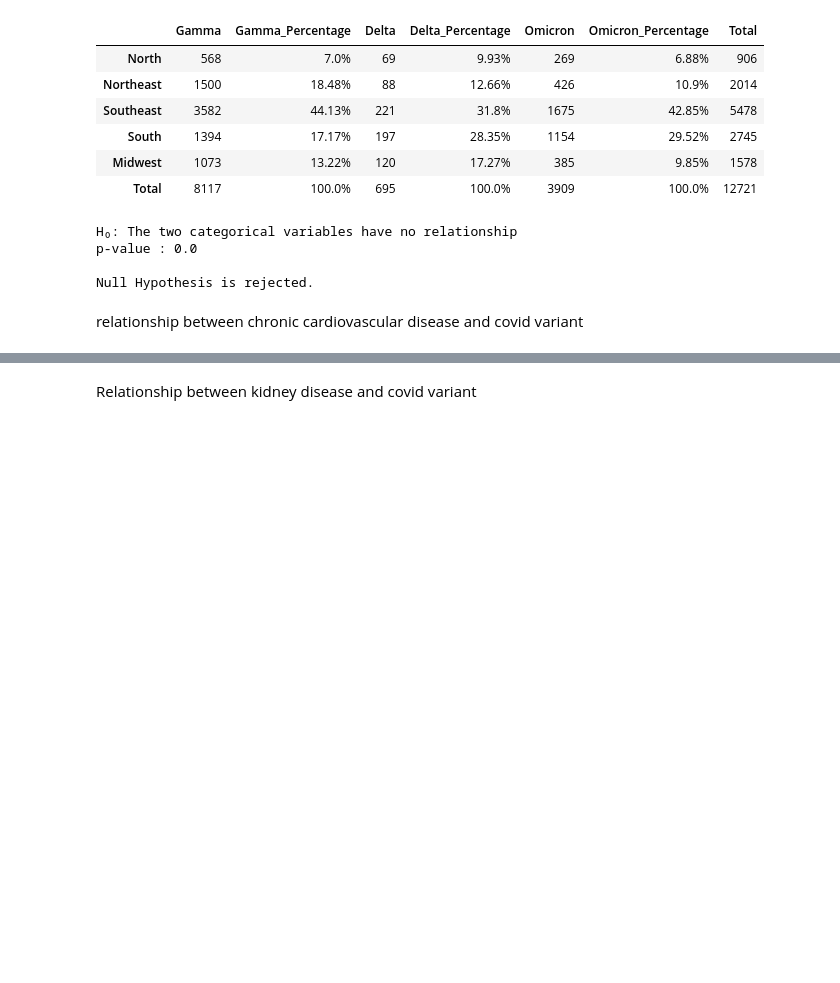
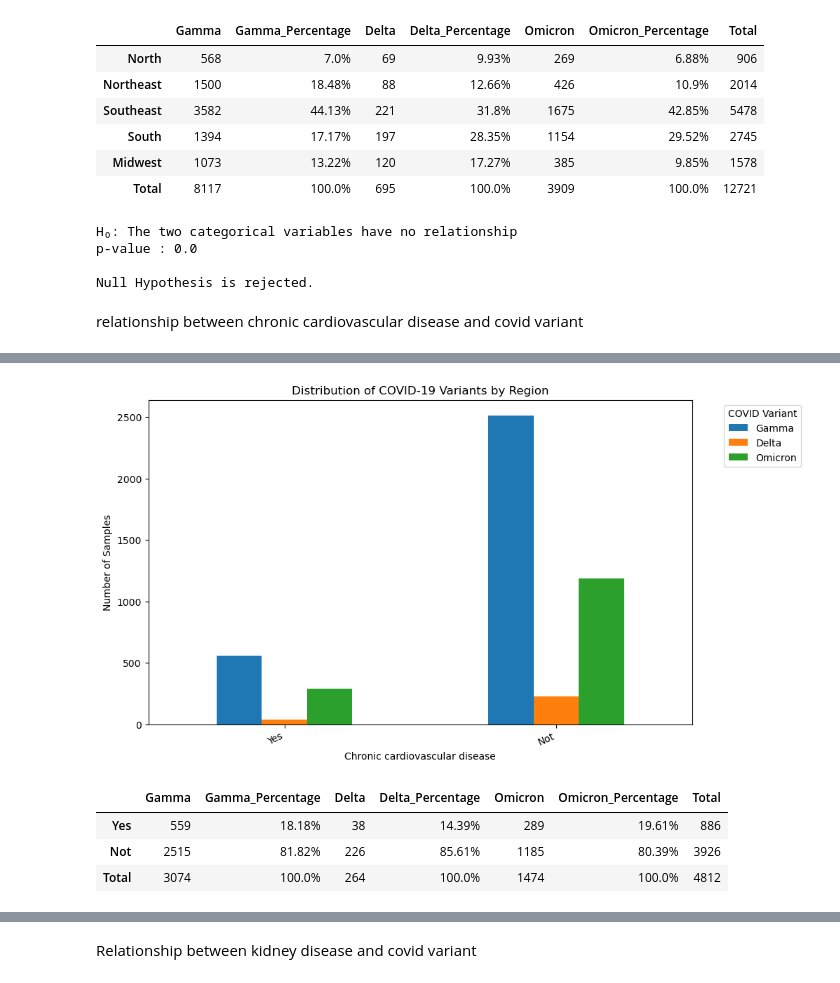
Before and after one commit to LucasTramonte/Analysis-SARS-CoV-2-variants, a Jupyter notebook: exploratory_Sociodemographic_Obstetrical.ipynb, the cells around one changed output, grey strips where cells are left out. Drawn from its saved outputs; the diff is of its cells as text; code cells hidden in the pictures; blank space fills up the shorter version.

```diff
--- a/exploratory_Sociodemographic_Obstetrical.ipynb
+++ b/exploratory_Sociodemographic_Obstetrical.ipynb
@@ -31,6 +21,8 @@ df.drop(columns=['Unnamed: 0'], inplace= True)
 CONSTANTS
 # %%
 FAIXA_ETARIA = ['0-19', '20-24', '25-29', '30-34', '35-39', '40+']
+
+FAIXA_RACA = ['White','Black','Others']
 DIC_RACA = {1: 'White', 2: 'Black', 3: 'Others', 4: 'Others', 5: 'Others', 9: 'Ignored'}
 
 FAIXA_ESCOLARIDADE = ['None or Primary incomplete', 'Primary', 'Secondary','College or more']
@@ -43,3 +35,6 @@ DICT_VACINA = {1: 'at least 1 dose', 2: 'Unvaccinated', 9: 'Ignored'}
 FAIXA_VACINA = ['at least 1 dose','Unvaccinated']
 
 FAIXA_REGIAO = ['North','Northeast','Southeast','South','Midwest']
+
+DICT_PADRAO = {1: 'Yes', 2: 'Not', 9: 'Ignored'}
+FAIXA_PADRAO = ['Yes','Not']
@@ -49,10 +44,12 @@ Pre processing
 df['CS_RACA'] = df['CS_RACA'].map(DIC_RACA)
 df['CS_ESCOL_N'] = df['CS_ESCOL_N'].map(DIC_ESCOLARIDADE)
 df['GRAVIDEZ'] = df['GRAVIDEZ'].map(DICT_GRAVIDEZ)
+df['VACINA_COV'] = df['VACINA_COV'].map(DICT_VACINA)
 
-df['VACINA_COV'] = df['VACINA_COV'].fillna(9)
-df['VACINA_COV'] =df['VACINA_COV'].astype(int)
-df['VACINA_COV'] = df['VACINA_COV'].map(DICT_VACINA)
+df['CARDIOPATI'] = df['CARDIOPATI'].map(DICT_PADRAO)
+df['RENAL'] = df['RENAL'].map(DICT_PADRAO)
+df['ASMA'] = df['ASMA'].map(DICT_PADRAO)
+df['DIABETES'] = df['DIABETES'].map(DICT_PADRAO)
 # %% [markdown]
 **Table 1: Sociodemographic and obstetrical characteristics of women with  laboratory confirmed SARS-CoV-2 infection.**
 # %% [markdown]
@@ -136,7 +133,7 @@ Null Hypothesis is rejected.
 Relationship between covid variant and race/color
 # %%
 # Create age groups
-labels = ['White','Black','Others']
+labels = FAIXA_RACA
 
 # Create a DataFrame for plotting
 plot_df = pd.DataFrame(index=labels)
@@ -661,0 +494,64 @@ Failed to reject the null hypothesis.
+# %%
+labels = FAIXA_PADRAO
+
+# Create a DataFrame for plotting
+plot_df = pd.DataFrame(index=labels)
+
+# Count the number of people for each variant by Chronic cardiovascular disease
+for variant in df['VARIANTE_COVID'].unique():
+    variant_counts = df[df['VARIANTE_COVID'] == variant].loc[df['CARDIOPATI'] != 'Ignored'].groupby('CARDIOPATI').size()
+    plot_df[variant] = variant_counts
+
+plot_df.rename(columns={1: 'Gamma', 2: 'Delta', 3: 'Omicron'}, inplace=True)
+
+# Plot the grouped bar chart
+ax = plot_df.plot(kind='bar', figsize=(10, 6))
+plt.title('Distribution of COVID-19 Variants by Region')
+plt.xlabel('Chronic cardiovascular disease')
+plt.ylabel('Number of Samples')
+plt.legend(title='COVID Variant', bbox_to_anchor=(1.05, 1), loc='upper left')
+ax.set_xticklabels(ax.get_xticklabels(), rotation=25, ha="right")
+plt.show()
+
+# Add 'Total' column
+plot_df['Total'] = plot_df.sum(axis=1)
+
+# Add 'Total' row
+plot_df.loc['Total'] = plot_df.sum()
+
+percentage_df = plot_df.copy()
+# Add percentage columns
+for variant in ['Gamma', 'Delta', 'Omicron']:
+    percentage_df[variant + '_Percentage'] = (percentage_df[variant] / percentage_df.loc['Total'][variant] * 100).round(2).astype(str) + '%'
+
+column_order = ['Gamma', 'Gamma_Percentage', 'Delta', 'Delta_Percentage', 'Omicron', 'Omicron_Percentage', 'Total']
+percentage_df = percentage_df[column_order]
+display(percentage_df)
+
+#calculation of p-value : What is the evidence of a correlation between age (in general) and the type of covid variant?
+
+alpha = 0.05
+chi_square = 0
+columns = plot_df.iloc[:,0:3].columns
+rows = plot_df.iloc[0:3].index
+for i in columns:
+  for j in rows:
+    O = plot_df[i][j] #observed value
+    E = plot_df[i]['Total'] *plot_df['Total'][j] / plot_df['Total']['Total'] # expected frequency
+    chi_square += (O-E)**2/E
+
+
+p_value = 1 - stats.chi2.cdf(chi_square, (len(rows)-1)*(len(columns)-1)) #The number of degrees of freedom of the χ2 independence test statistics: d.f. = (# rows -1) *(#columns-1)
+print('H₀: The two categorical variables have no relationship')
+print('p-value :',p_value)
+print()
+conclusion = "Failed to reject the null hypothesis."
+if p_value <= alpha:
+    conclusion = "Null Hypothesis is rejected."
+print(conclusion)
+# %% [output]
+[figure, added]
+|  | Gamma | Gamma_Percentage | Delta | Delta_Percentage | Omicron | Omicron_Percentage | Total |
+| Yes | 559 | 18.18% | 38 | 14.39% | 289 | 19.61% | 886 |
+| Not | 2515 | 81.82% | 226 | 85.61% | 1185 | 80.39% | 3926 |
+| Total | 3074 | 100.0% | 264 | 100.0% | 1474 | 100.0% | 4812 |
```
Also changed, not shown: parts of 20 cells of this notebook, 2 other files.
